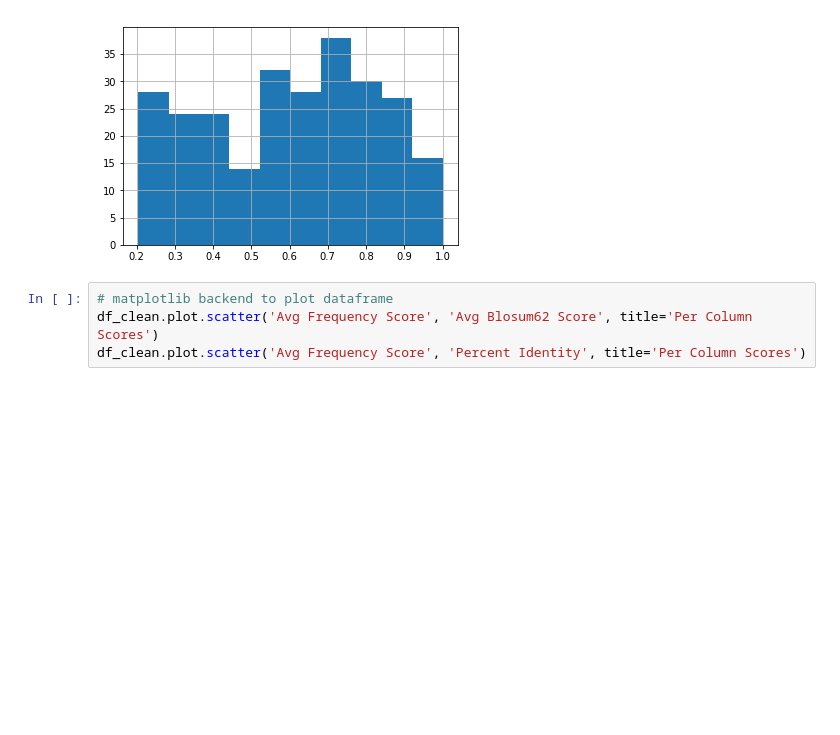
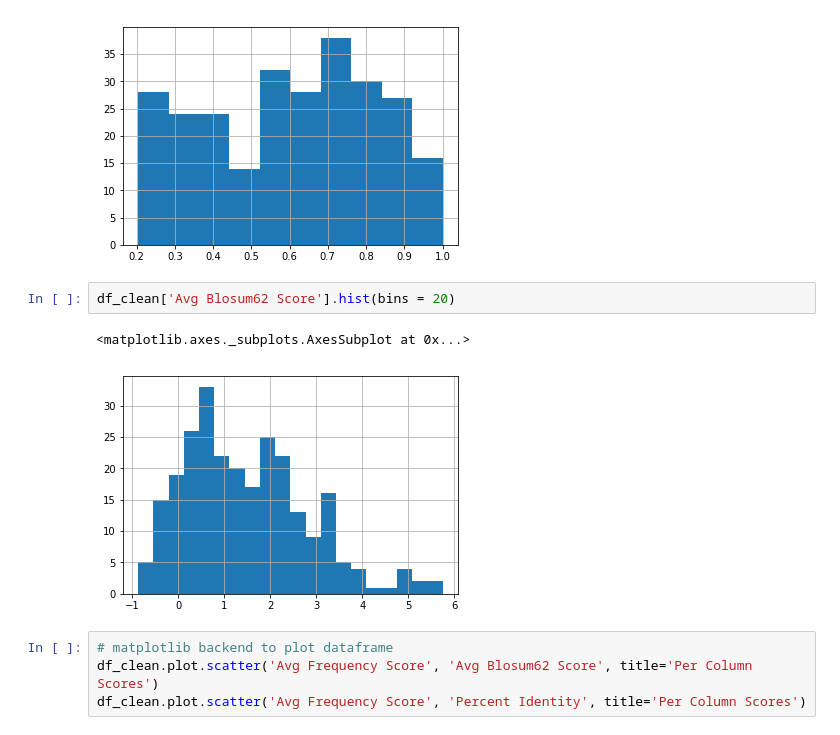
Before and after one commit to Fritos121/Codon-Usage-IDRs, a Jupyter notebook: plot_columns.ipynb, the cells around one changed output. Cells and saved outputs as stored; diff of their text form; blank space fills up the shorter version.

```diff
--- a/plot_columns.ipynb
+++ b/plot_columns.ipynb
@@ -37,6 +42,11 @@ df_clean['Fraction Disordered'].hist()
 # %% [output]
 <matplotlib.axes._subplots.AxesSubplot at 0x...>
 [figure]
+# %%
+df_clean['Avg Blosum62 Score'].hist(bins = 20)
+# %% [output]
+<matplotlib.axes._subplots.AxesSubplot at 0x...>
+[figure, added]
 # %%
 # matplotlib backend to plot dataframe
 df_clean.plot.scatter('Avg Frequency Score', 'Avg Blosum62 Score', title='Per Column Scores')
```
Also changed, not shown: parts of 1 cell of this notebook, 1 other file.
